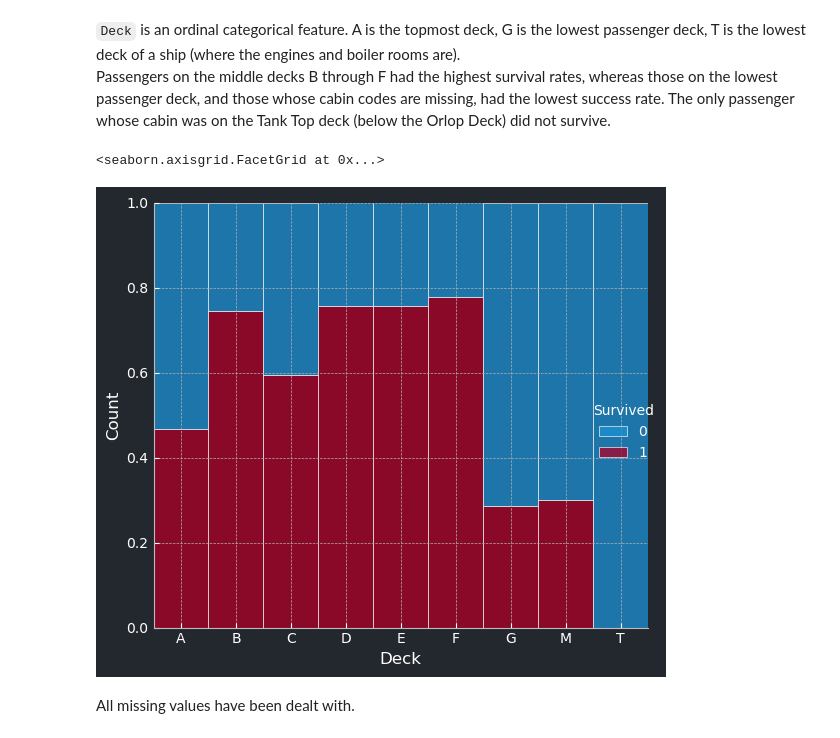
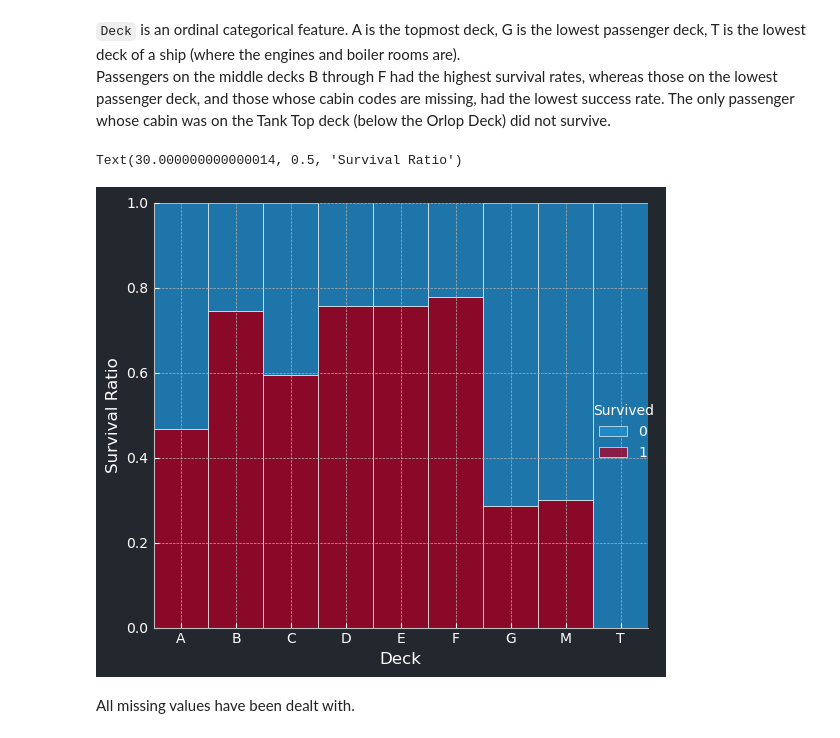
Before and after one commit to mayushii21/kaggle-competitions, a Jupyter notebook: titanic/titanic-notebook.ipynb, the cells around one changed output. Drawn from its saved outputs; the diff is of its cells as text; code cells hidden in the pictures.

```diff
--- a/titanic/titanic-notebook.ipynb
+++ b/titanic/titanic-notebook.ipynb
@@ -472,10 +475,11 @@ Passengers on the middle decks B through F had the highest survival rates, where
 # %%
 sns.displot(
     train_data.sort_values(by="Deck"), x="Deck", hue="Survived", multiple="fill"
 )
+plt.ylabel("Survival Ratio")
 # %% [output]
-<seaborn.axisgrid.FacetGrid at 0x...>
+Text(30.000000000000014, 0.5, 'Survival Ratio')
-[figure, old version]
+[figure, new version]
 # %% [markdown]
 All missing values have been dealt with.
 # %%
```
Also changed, not shown: parts of 20 cells of this notebook.
